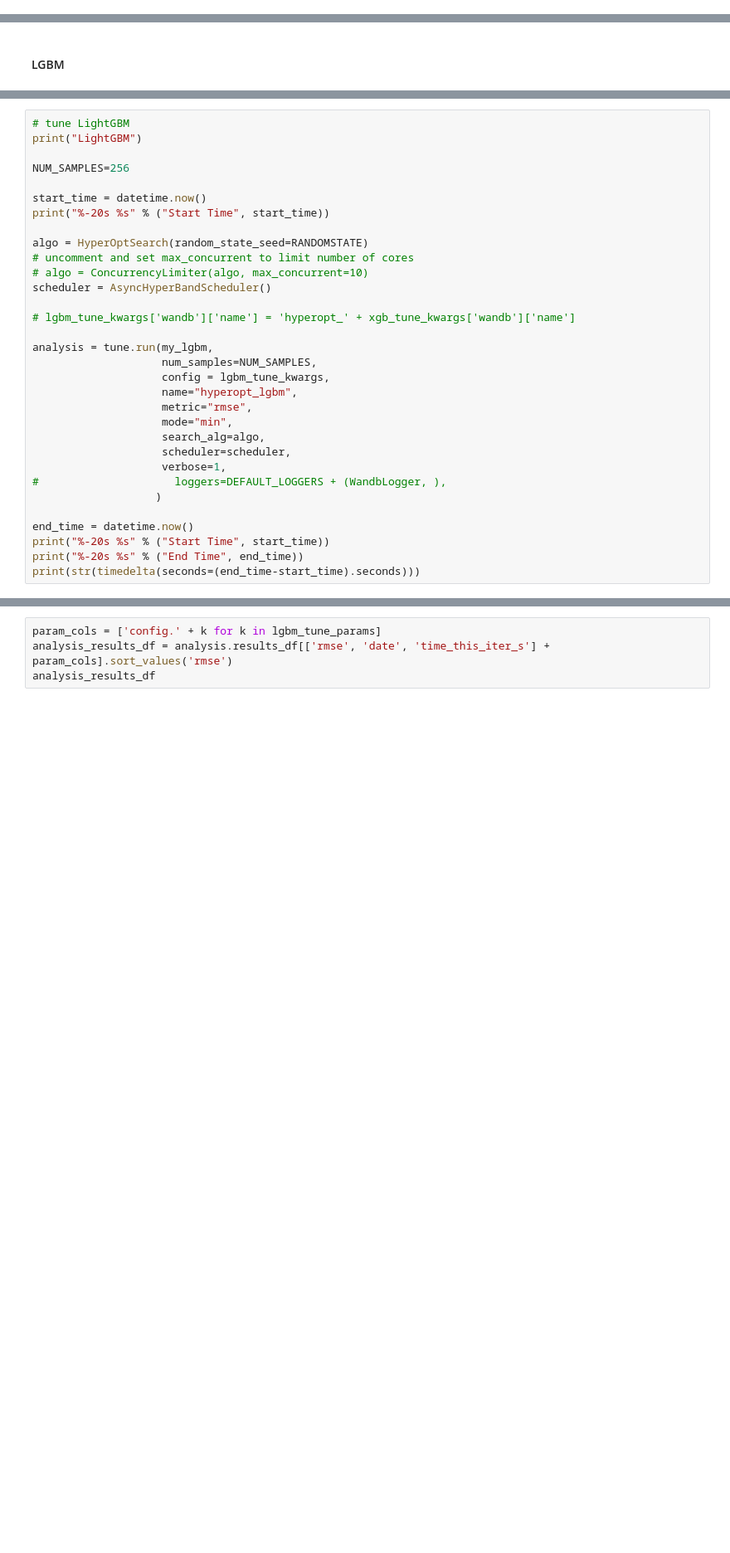
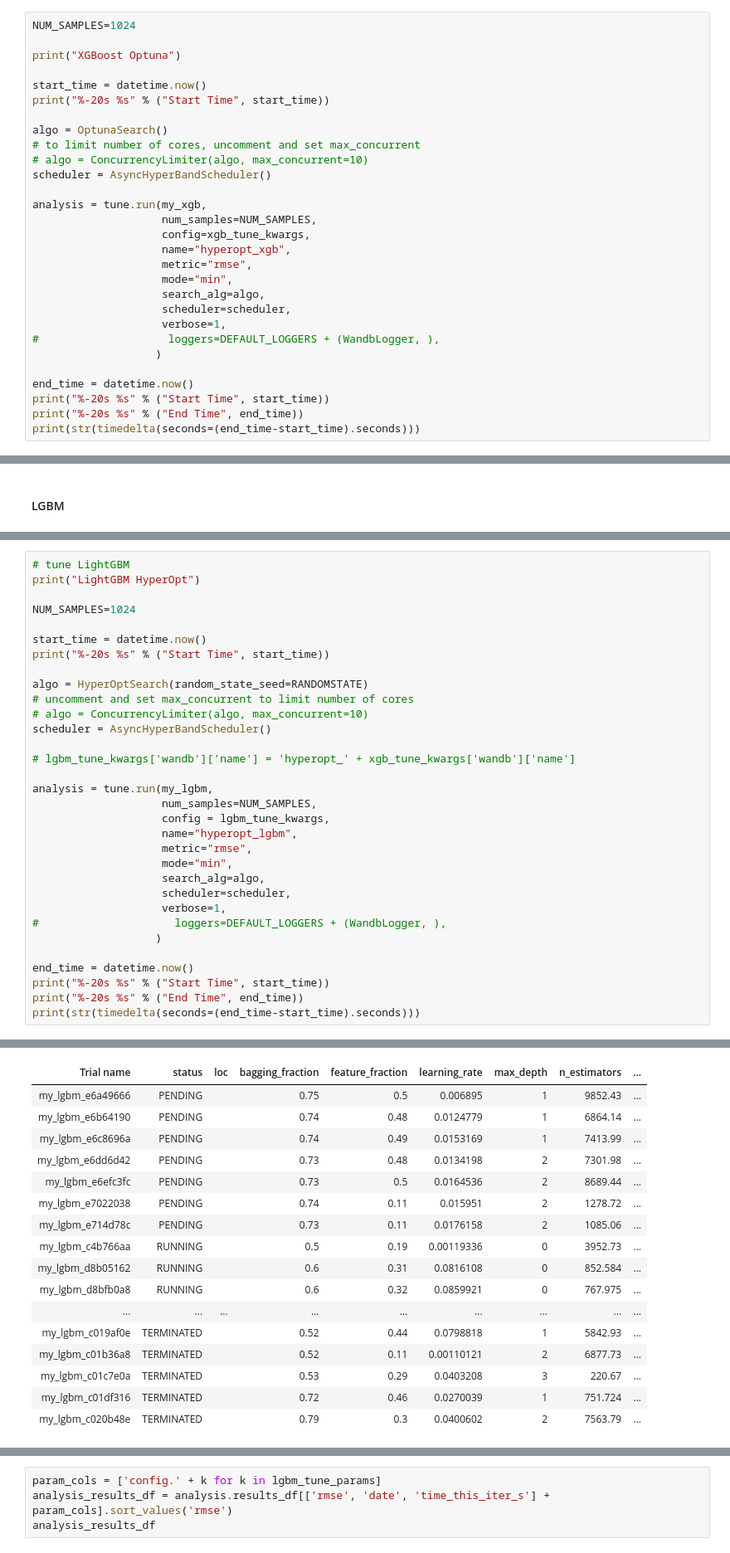
Before and after one commit to druce/iowa, a Jupyter notebook: hyperparameter_optimization_cluster.ipynb, the cells around one changed output, grey strips where cells are left out. Shown at 83% size. Saved outputs shown, nothing was run; the diff lists cells and outputs as text; blank space fills up the shorter version.

```diff
--- a/hyperparameter_optimization_cluster.ipynb
+++ b/hyperparameter_optimization_cluster.ipynb
@@ -441,3 +475,32 @@ Number of trials: 1024 (935 PENDING, 31 RUNNING, 58 TERMINATED)
+# %%
+NUM_SAMPLES=1024
+
+print("XGBoost Optuna")
+
+start_time = datetime.now()
+print("%-20s %s" % ("Start Time", start_time))
+
+algo = OptunaSearch()
+# to limit number of cores, uncomment and set max_concurrent
+# algo = ConcurrencyLimiter(algo, max_concurrent=10)
+scheduler = AsyncHyperBandScheduler()
+
+analysis = tune.run(my_xgb,
+                    num_samples=NUM_SAMPLES,
+                    config=xgb_tune_kwargs,
+                    name="hyperopt_xgb",
+                    metric="rmse",
+                    mode="min",
+                    search_alg=algo,
+                    scheduler=scheduler,
+                    verbose=1,
+#                    loggers=DEFAULT_LOGGERS + (WandbLogger, ),
+                   )
+
+end_time = datetime.now()
+print("%-20s %s" % ("Start Time", start_time))
+print("%-20s %s" % ("End Time", end_time))
+print(str(timedelta(seconds=(end_time-start_time).seconds)))
 # %%
 param_cols = ['config.' + k for k in xgb_tune_params]
 analysis_results_df = analysis.results_df[['rmse', 'date', 'time_this_iter_s'] + param_cols].sort_values('rmse')
@@ -514,9 +579,9 @@ def my_lgbm(config):
     return {'rmse': np.mean(scores)}
 # %%
 # tune LightGBM
-print("LightGBM")
+print("LightGBM HyperOpt")
 
-NUM_SAMPLES=256
+NUM_SAMPLES=1024
 
 start_time = datetime.now()
 print("%-20s %s" % ("Start Time", start_time))
@@ -544,3 +609,4 @@ end_time = datetime.now()
 print("%-20s %s" % ("Start Time", start_time))
 print("%-20s %s" % ("End Time", end_time))
 print(str(timedelta(seconds=(end_time-start_time).seconds)))
+# %% [output]
@@ -546,0 +619,17 @@ print(str(timedelta(seconds=(end_time-start_time).seconds)))
+| Trial name | status | loc | bagging_fraction | feature_fraction | learning_rate | max_depth | n_estimators | ... |
+| my_lgbm_e6a49666 | PENDING |  | 0.75 | 0.5 | 0.006895 | 1 | 9852.43 | ... |
+| my_lgbm_e6b64190 | PENDING |  | 0.74 | 0.48 | 0.0124779 | 1 | 6864.14 | ... |
+| my_lgbm_e6c8696a | PENDING |  | 0.74 | 0.49 | 0.0153169 | 1 | 7413.99 | ... |
+| my_lgbm_e6dd6d42 | PENDING |  | 0.73 | 0.48 | 0.0134198 | 2 | 7301.98 | ... |
+| my_lgbm_e6efc3fc | PENDING |  | 0.73 | 0.5 | 0.0164536 | 2 | 8689.44 | ... |
+| my_lgbm_e7022038 | PENDING |  | 0.74 | 0.11 | 0.015951 | 2 | 1278.72 | ... |
+| my_lgbm_e714d78c | PENDING |  | 0.73 | 0.11 | 0.0176158 | 2 | 1085.06 | ... |
+| my_lgbm_c4b766aa | RUNNING |  | 0.5 | 0.19 | 0.00119336 | 0 | 3952.73 | ... |
+| my_lgbm_d8b05162 | RUNNING |  | 0.6 | 0.31 | 0.0816108 | 0 | 852.584 | ... |
+| my_lgbm_d8bfb0a8 | RUNNING |  | 0.6 | 0.32 | 0.0859921 | 0 | 767.975 | ... |
+| ... | ... | ... | ... | ... | ... | ... | ... | ... |
+| my_lgbm_c019af0e | TERMINATED |  | 0.52 | 0.44 | 0.0798818 | 1 | 5842.93 | ... |
+| my_lgbm_c01b36a8 | TERMINATED |  | 0.52 | 0.11 | 0.00110121 | 2 | 6877.73 | ... |
+| my_lgbm_c01c7e0a | TERMINATED |  | 0.53 | 0.29 | 0.0403208 | 3 | 220.67 | ... |
+| my_lgbm_c01df316 | TERMINATED |  | 0.72 | 0.46 | 0.0270039 | 1 | 751.724 | ... |
+| my_lgbm_c020b48e | TERMINATED |  | 0.79 | 0.3 | 0.0400602 | 2 | 7563.79 | ... |
```
Also changed, not shown: parts of 8 cells of this notebook.
